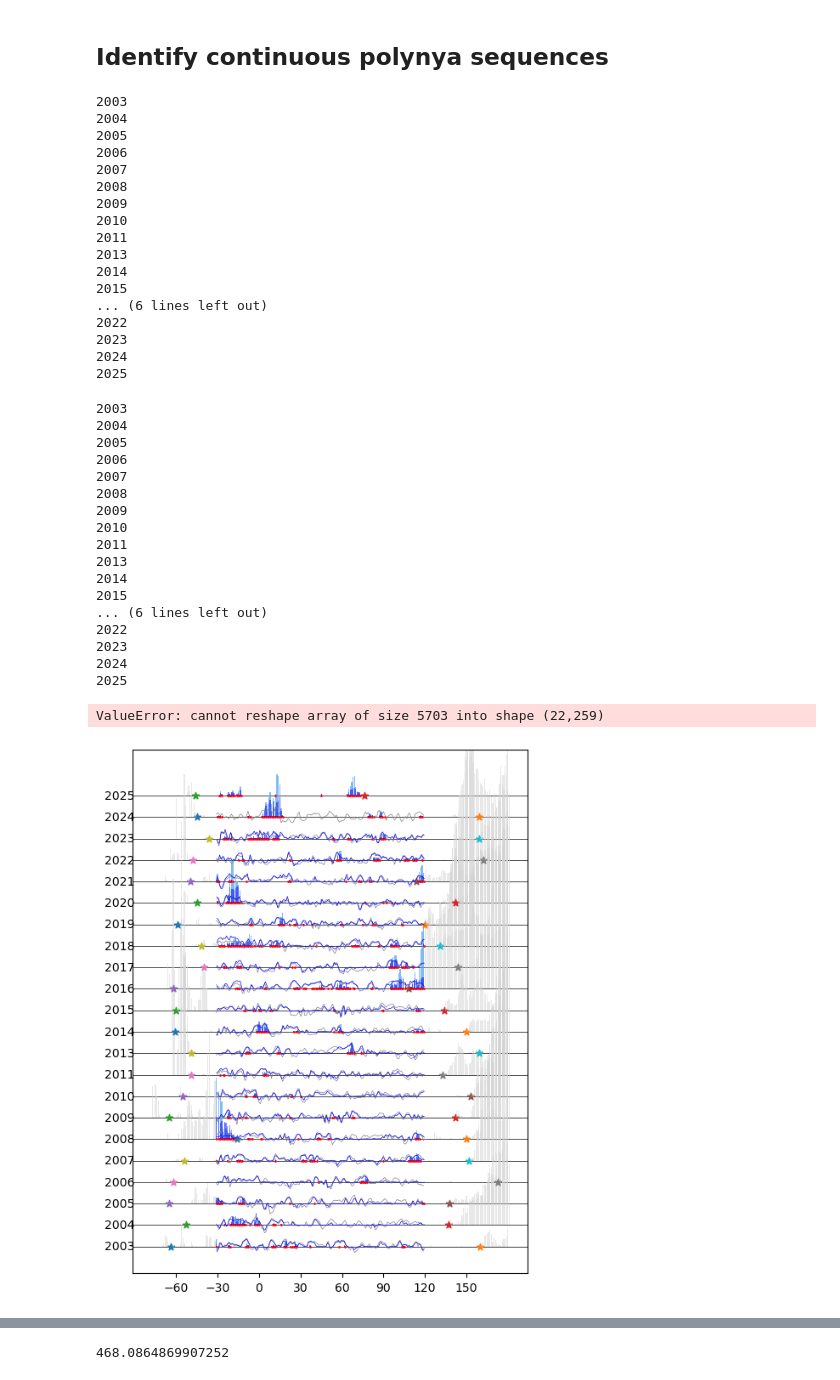
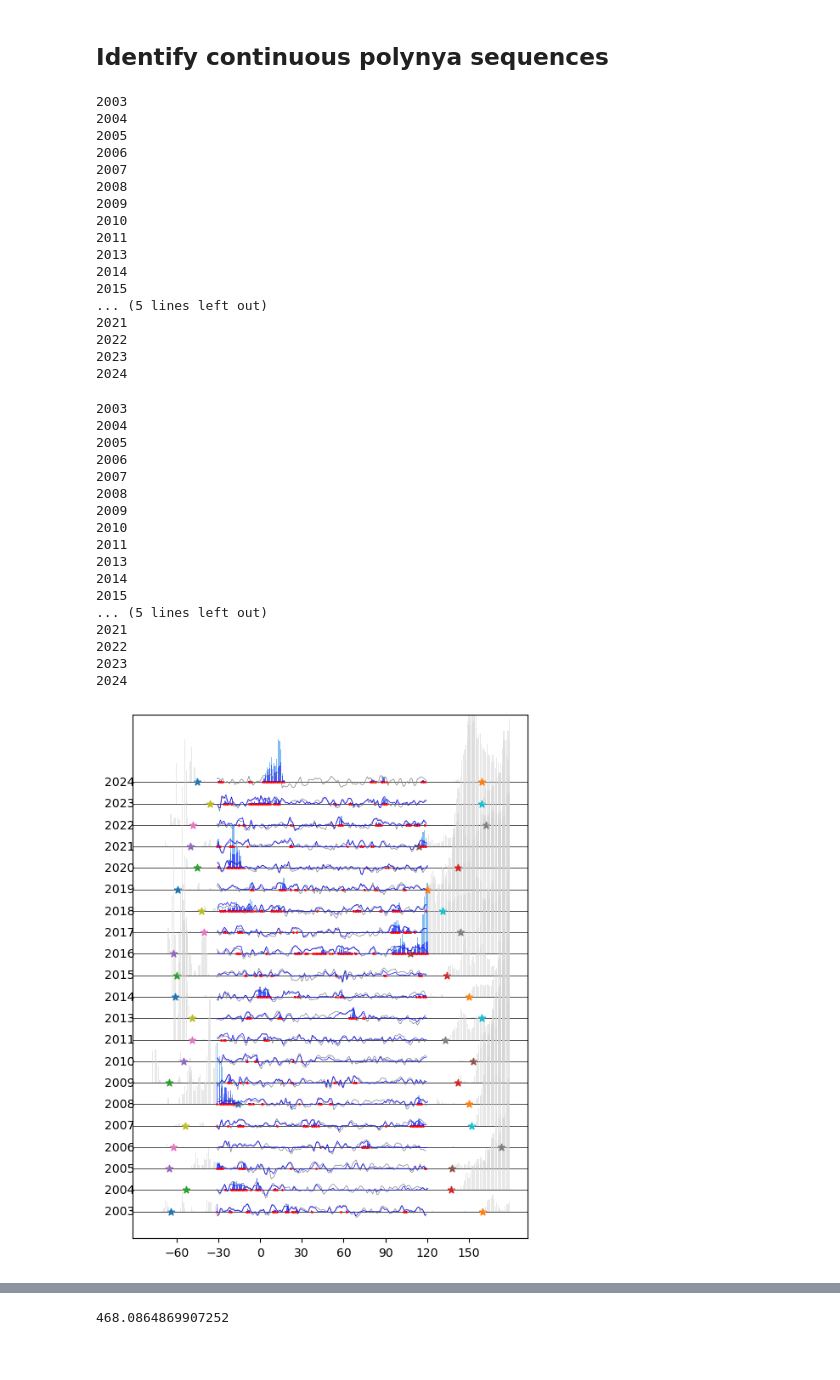
Before and after one commit to mackenziejewell/SBSpolynya, a Jupyter notebook: notebooks/05_LargeScale_Analysis.ipynb, the cells around one changed output, grey strips where cells are left out. Cells and saved outputs as stored; diff of their text form; code cells hidden in the pictures.

Commit message:
re-run data and clean notebooks

```diff
--- a/notebooks/05_LargeScale_Analysis.ipynb
+++ b/notebooks/05_LargeScale_Analysis.ipynb
@@ -230,7 +230,7 @@ all_seqs = {}
 all_sizes = {}
 
 #===============================
-years = np.append(np.arange(2003,2012), np.arange(2013,2026))
+years = np.append(np.arange(2003,2012), np.arange(2013,2025))
 # years = np.arange(2003,2026)
 
 size_thresh = 0      # polynya must reach this size at some point to be counted as event (km2)
@@ -247,14 +247,11 @@ for year in years:
 
     # open data and crop to time range
     DS = xr.open_dataset(f'../data/polynya_size/daily_polynya_{year}_sic10_v6.nc')
-    DS['length'] = DS.l_per95 - DS.l_per5
-    DS['width'] = DS.w_per95 - DS.w_per5
-    time_range = slice(datetime(year-1,12,1), datetime(year,3,31))
+    time_range = slice(datetime(year-1,12,1), datetime(year,4,30))
     DS = DS.sel(time = time_range)
 
     # identify open periods
-
-    open_cond = (DS.extent > start_size_thresh) & (DS.ocean_extent == 0)
+    open_cond = (DS.polynya_extent > start_size_thresh) #& (DS.ocean_extent == 0)
     open_dates = pd.to_datetime(DS.time[open_cond].values)
     days_per_year.append(len(open_dates))
 
@@ -266,7 +263,7 @@ for year in years:
     cc = 0
     for jj in range(len(open_seqs)):
         # if polynya reach size threshold during event, add to algre sequences
-        if np.sum(DS.sel(time = open_seqs[jj]).extent.values > size_thresh) > 0:
+        if np.sum(DS.sel(time = open_seqs[jj]).polynya_extent.values > size_thresh) > 0:
             large_seqs[cc] = open_seqs[jj]
             cc+=1
 
@@ -276,7 +273,7 @@ for year in years:
 
     CC = 0
     for cc in range(len(large_seqs)):
-        if len(large_seqs[cc]) > 1:
+        if len(large_seqs[cc]) > 0:
             all_seqs[ii+CC] = large_seqs[cc]
             all_sizes[ii+CC] = DS.extent.sel(time = large_seqs[cc]).values
             CC+=1
@@ -293,11 +290,11 @@ for year in years:
 2013
 2014
 2015
-... (6 lines left out)
+... (5 lines left out)
+2021
 2022
 2023
 2024
-2025
 # %%
 
 
@@ -366,6 +363,7 @@ daily_data['ppd']['s'] = np.array([])
 daily_data['ppd']['time'] = np.array([], dtype=np.datetime64)
 
 daily_data['era']['ese'] = np.array([])
+daily_data['era']['msl'] = np.array([])
 daily_data['era']['u'] = np.array([])
 daily_data['era']['v'] = np.array([])
 daily_data['era']['s'] = np.array([])
@@ -401,10 +399,14 @@ for yy, year in enumerate(years):
     ax.text(-90, YY, year, va='center', ha='right', clip_on=False)
     print(year)
 
+
+
+
     # open polynya data and crop to time range
     #-----------------------------------------
     DSo = xr.open_dataset(f'../data/polynya_size/daily_polynya_{year}_sic10_v6.nc')
-    time_range = slice(datetime(year-1,10,15), datetime(year,1,1,0) + timedelta(days=119+75))
+    time_range = slice(datetime(year-1,10,15), datetime(year,1,1,0) + timedelta(days=119+60))
+#     time_range = slice(datetime(year-1,10,1), datetime(year,4,30))
     DSo = DSo.sel(time = time_range)
     DSo['length'] = DSo['l_per95'] - DSo['l_per5']
 
@@ -421,15 +423,6 @@ for yy, year in enumerate(years):
     else:
         ice_across_years = np.append(ice_across_years, ice_area)
         water_across_years = np.append(water_across_years, water_area)
-
-
-#     # fifth day of compact conditions
-#     closure_ind = np.where(ice_area/total_area > 0.99)[0][0]
-#     closure_date = dt_og[closure_ind]
-
-#     # last day of compact conditions
-#     breakup_ind = np.where(ice_area/total_area > 0.99)[0][-1]
-#     breakup_date = dt_og[breakup_ind]
 
 
     # fifth day of compact conditions
@@ -453,31 +446,13 @@ for yy, year in enumerate(years):
     all_breakups = np.append(all_breakups,breakup_date)
 
 
-#     DSo = xr.open_dataset(f'../data/polynya_size/daily_polynya_{year}_sic15_v5.nc')
-#     time_range = slice(datetime(year-1,12,1), datetime(year,4,30, 23))
-#     DSo = DSo.sel(time = time_range)
-#     DSo['length'] = DSo['l_max'] - DSo['l_min']
+    # crop data between first, last closure dates
+#     closure_ind = np.where(dt_og==-31)[0][0]
+#     breakup_ind = np.where(dt_og==119)[0][0]
 
-#     # find first and last closure dates
-#     dt_og = (pd.to_datetime(DSo.time.values) - datetime(year,1,1)).days
+    closure_ind = np.where(pd.to_datetime(DSo.time.values) == datetime(year-1,12,1))[0][0]
+    breakup_ind = np.where(pd.to_datetime(DSo.time.values) == datetime(year,4,30))[0][0]
 
-#     ice_area = (DSo.ice_extent.values)
-#     water_area = (DSo.polynya_extent + DSo.other_polynya_extent)
-#     total_area = (ice_area + water_area)
-
-
-
-#     first_closure_ind = np.where(ice_area/total_area > 0.99)[0][0]
-#     first_closure_date = dt_og[first_closure_ind]
-#     final_closure_ind = np.where(ice_area/total_area > 0.99)[0][-1]
-#     final_closure_date = dt_og[final_closure_ind]
-
-#     ax.scatter(first_closure_date, YY, marker='*')
-#     ax.scatter(final_closure_date, YY, marker='*')
-
-    # crop data between first, last closure dates
-    closure_ind = np.where(dt_og==-31)[0][0]
-    breakup_ind = np.where(dt_og==119)[0][0]
 
 #     closure_ind = np.where(dt_og==-61)[0][0]
 #     breakup_ind = np.where(dt_og==150)[0][0]
@@ -533,6 +508,7 @@ for yy, year in enumerate(years):
         ESE = vectors.comp_along_theta(crop_ds.u10.values, crop_ds.v10.values, (170)*units('degree'))
 
 #         daily_data['era']['t2m'] = np.append(daily_data['era']['t2m'], crop_ds.t2m)
+        daily_data['era']['msl'] = np.append(daily_data['era']['msl'], crop_ds.msl)
         daily_data['era']['s'] = np.append(daily_data['era']['s'], crop_ds.s10)
         daily_data['era']['u'] = np.append(daily_data['era']['u'], crop_ds.u10)
         daily_data['era']['v'] = np.append(daily_data['era']['v'], crop_ds.v10)
@@ -568,7 +544,8 @@ for yy, year in enumerate(years):
         dsp = xr.open_dataset(f'../data/forcing/regional_daily_ppd_{year}_v6.nc')
         dsp = dsp.sel(time = slice(DS.time[0], DS.time[-1]))
         dt = (pd.to_datetime(dsp.time.values) - datetime(year,1,1)).days
-        ese = vectors.comp_along_theta(dsp.e.values, dsp.n.values, (162.5)*units('degree'))
+#         ese = vectors.comp_along_theta(dsp.e.values, dsp.n.values, (162.5)*units('degree'))
+        ese = vectors.comp_along_theta(dsp.e.values, dsp.n.values, (145)*units('degree'))
 
 
         daily_data['ppd']['ese'] = np.append(daily_data['ppd']['ese'], ese)
@@ -598,8 +575,8 @@ for yy, year in enumerate(years):
 
 fig.savefig('/Users/mackenziejewell/Desktop/img.png', dpi=330, bbox_inches='tight')
 
-ice_across_years = np.reshape(ice_across_years, (len(years), len(dt_og)))
-water_across_years = np.reshape(water_across_years, (len(years), len(dt_og)))
+# ice_across_years = np.reshape(ice_across_years, (len(years), len(dt_og)))
+# water_across_years = np.reshape(water_across_years, (len(years), len(dt_og)))
 
 for cat in compare.keys():
     compare[cat]['time'] = pd.to_datetime(compare[cat]['time'])
@@ -616,34 +593,33 @@ daily_data['ppd']['angle'] = vectors.vector_angle(daily_data['ppd']['u'],daily_d
 
 # find vector speeds
 daily_data['era']['s'] = np.sqrt(daily_data['era']['u']**2+daily_data['era']['v']**2)
 daily_data['ppd']['s'] = np.sqrt(daily_data['ppd']['u']**2+daily_data['ppd']['v']**2)
 
 
 all_consol_dates = pd.to_datetime(all_consol_dates)
 
 
 
 for key in daily_data.keys():
     daily_data[key]['time'] = pd.to_datetime(daily_data[key]['time'])
     daily_data[key]['month'] = np.array([date.month for date in daily_data[key]['time']])
     daily_data[key]['year'] = np.array([date.year if date.month!=12 else date.year+1 for date in daily_data[key]['time']])
 # %% [output]
 2003
 2004
 2005
 2006
 2007
 2008
 2009
 2010
 2011
 2013
 2014
 2015
-... (6 lines left out)
+... (5 lines left out)
+2021
 2022
 2023
 2024
-2025
-ValueError: cannot reshape array of size 5703 into shape (22,259)
-[figure, old version]
+[figure, new version]
```
Also changed, not shown: parts of 155 cells of this notebook, 46 other files.
